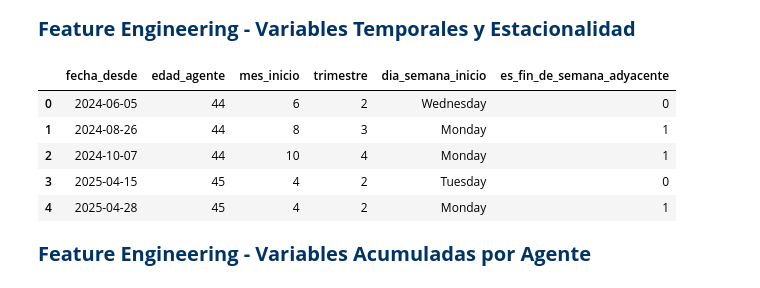
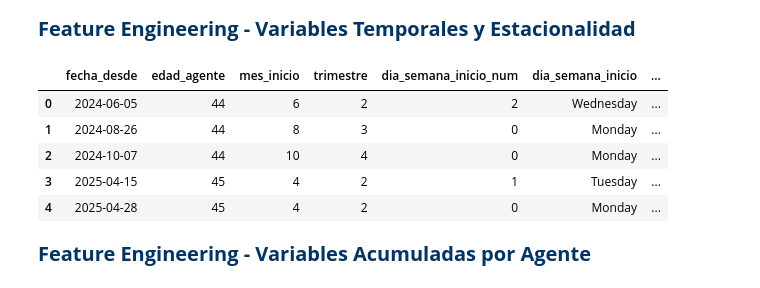
Before and after one commit to fabiswinter/Mis-Notebooks, a Jupyter notebook: Notebook_analisis_dataset.ipynb, the cells around one changed output. Drawn from its saved outputs; the diff is of its cells as text; code cells hidden in the pictures.

```diff
--- a/Notebook_analisis_dataset.ipynb
+++ b/Notebook_analisis_dataset.ipynb
@@ -177,23 +184,24 @@ dtype: object
 # %%
 # 1. Edad del agente al momento del inicio de la licencia
 df_ausentismo_ord['edad_agente'] = df_ausentismo_ord['fecha_desde'].dt.year - df_ausentismo_ord['anio_nacimiento']
 
 # 2. Extracción de componentes estacionales
 df_ausentismo_ord['mes_inicio'] = df_ausentismo_ord['fecha_desde'].dt.month
 df_ausentismo_ord['trimestre'] = df_ausentismo_ord['fecha_desde'].dt.quarter
 df_ausentismo_ord['dia_semana_inicio'] = df_ausentismo_ord['fecha_desde'].dt.day_name()
+df_ausentismo_ord['dia_semana_inicio_num'] = df_ausentismo_ord['fecha_desde'].dt.dayofweek
 
 # 3. Indicador de día adyacente a fin de semana (Lunes, Viernes, Sábado o Domingo)
 df_ausentismo_ord['es_fin_de_semana_adyacente'] = df_ausentismo_ord['fecha_desde'].dt.dayofweek.isin([0, 4, 5, 6]).astype(int)
 
-df_ausentismo_ord[['fecha_desde', 'edad_agente', 'mes_inicio', 'trimestre', 'dia_semana_inicio', 'es_fin_de_semana_adyacente']].head()
+df_ausentismo_ord[['fecha_desde', 'edad_agente', 'mes_inicio', 'trimestre', 'dia_semana_inicio_num', 'dia_semana_inicio', 'es_fin_de_semana_adyacente']].head()
 # %% [output]
-|  | fecha_desde | edad_agente | mes_inicio | trimestre | dia_semana_inicio | es_fin_de_semana_adyacente |
-| 0 | 2024-06-05 | 44 | 6 | 2 | Wednesday | 0 |
-| 1 | 2024-08-26 | 44 | 8 | 3 | Monday | 1 |
-| 2 | 2024-10-07 | 44 | 10 | 4 | Monday | 1 |
-| 3 | 2025-04-15 | 45 | 4 | 2 | Tuesday | 0 |
-| 4 | 2025-04-28 | 45 | 4 | 2 | Monday | 1 |
+|  | fecha_desde | edad_agente | mes_inicio | trimestre | dia_semana_inicio_num | dia_semana_inicio | ... |
+| 0 | 2024-06-05 | 44 | 6 | 2 | 2 | Wednesday | ... |
+| 1 | 2024-08-26 | 44 | 8 | 3 | 0 | Monday | ... |
+| 2 | 2024-10-07 | 44 | 10 | 4 | 0 | Monday | ... |
+| 3 | 2025-04-15 | 45 | 4 | 2 | 1 | Tuesday | ... |
+| 4 | 2025-04-28 | 45 | 4 | 2 | 0 | Monday | ... |
 # %% [markdown]
 <span style="font-size: 20px; font-weight: bold; color: #003366;">Feature Engineering - Variables Acumuladas por Agente</span>
 # %%
```
Also changed, not shown: parts of 7 cells of this notebook.
